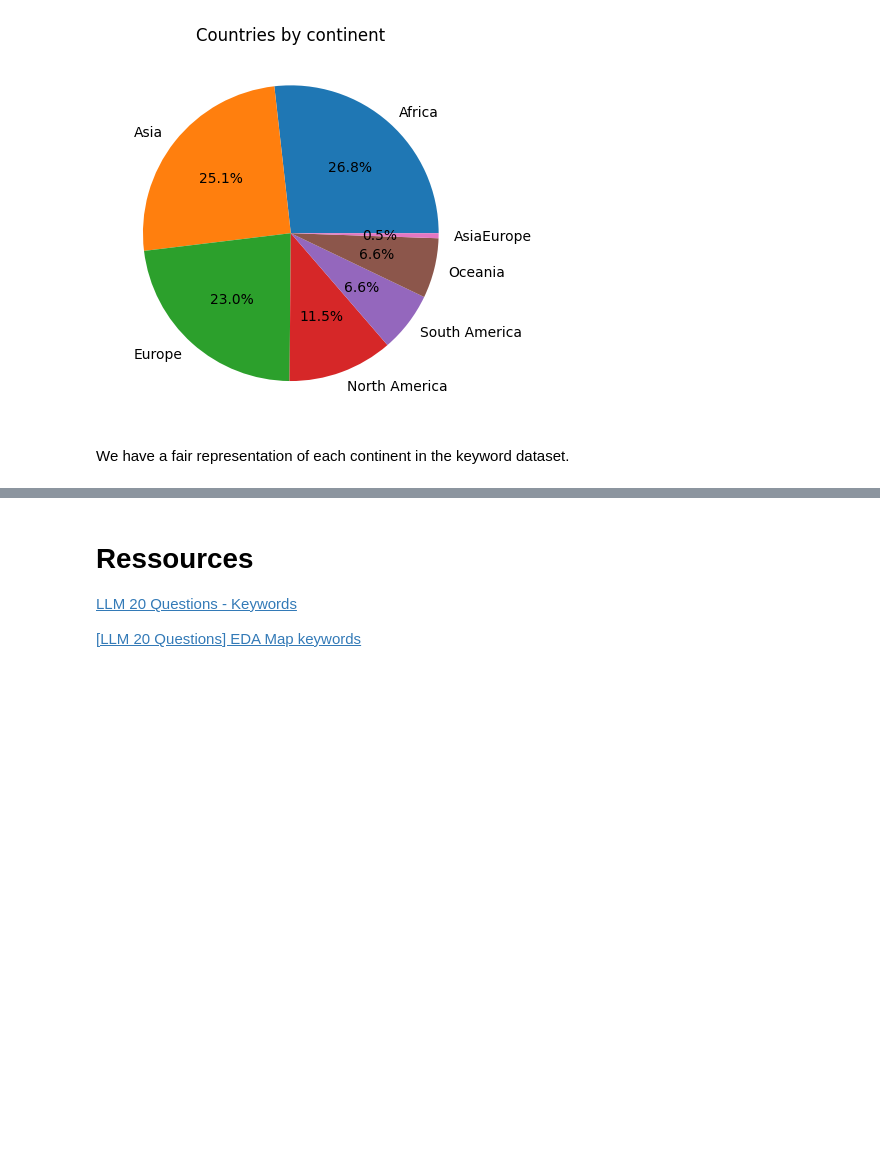
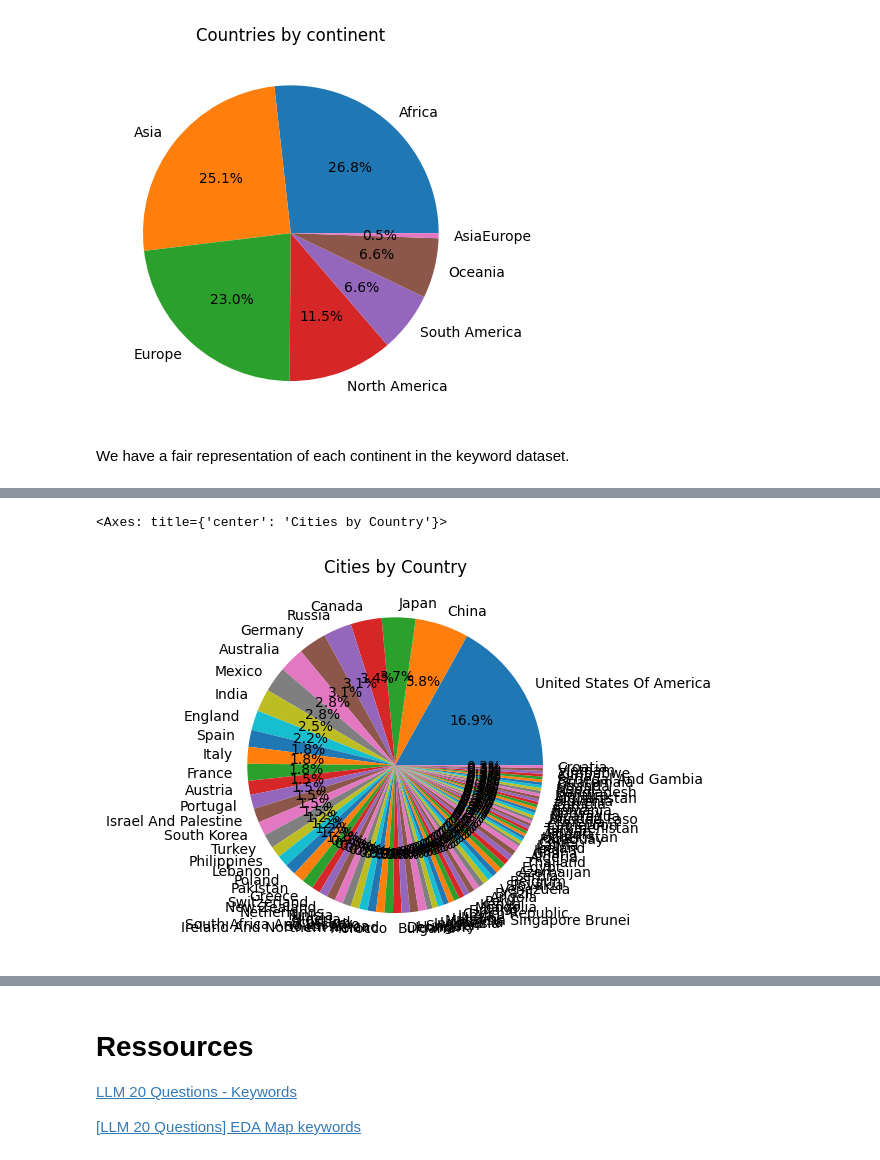
Before and after one commit to mzaoualim/Kaggle_LLM_20_Questions, a Jupyter notebook: Quick_EDA.ipynb, the cells around one changed output, grey strips where cells are left out. Saved outputs shown, nothing was run; the diff lists cells and outputs as text; code cells hidden in the pictures; blank space fills up the shorter version.

```diff
--- a/Quick_EDA.ipynb
+++ b/Quick_EDA.ipynb
@@ -637,0 +662,3 @@ We have a fair representation of each continent in the keyword dataset.
+# %%
+data['Name'] = data.Name.str.lower()
+data
@@ -637,0 +679,3 @@ We have a fair representation of each continent in the keyword dataset.
+# %%
+data['Country'] = data.Country.str.lower()
+data
@@ -637,0 +712,2 @@ We have a fair representation of each continent in the keyword dataset.
+# %%
+cities = city.copy()
@@ -637,0 +730,4 @@ We have a fair representation of each continent in the keyword dataset.
+# %%
+for i in range(len(cities)):
+  cities.loc[i, 'city'] = cities.loc[i, 'keyword'].split(' ')[0]
+cities
@@ -637,0 +768,13 @@ We have a fair representation of each continent in the keyword dataset.
+# %%
+cities.merge(
+    data,
+    how='left',
+    left_on='city',
+    right_on='Name')['Country'].value_counts().plot(kind='pie',
+                                                         title= 'Cities by Country',
+                                                         xlabel='',
+                                                         ylabel='',
+                                                         autopct='%1.1f%%')
+# %% [output]
+<Axes: title={'center': 'Cities by Country'}>
+[figure, added]
```
Also changed, not shown: parts of 16 cells of this notebook.
